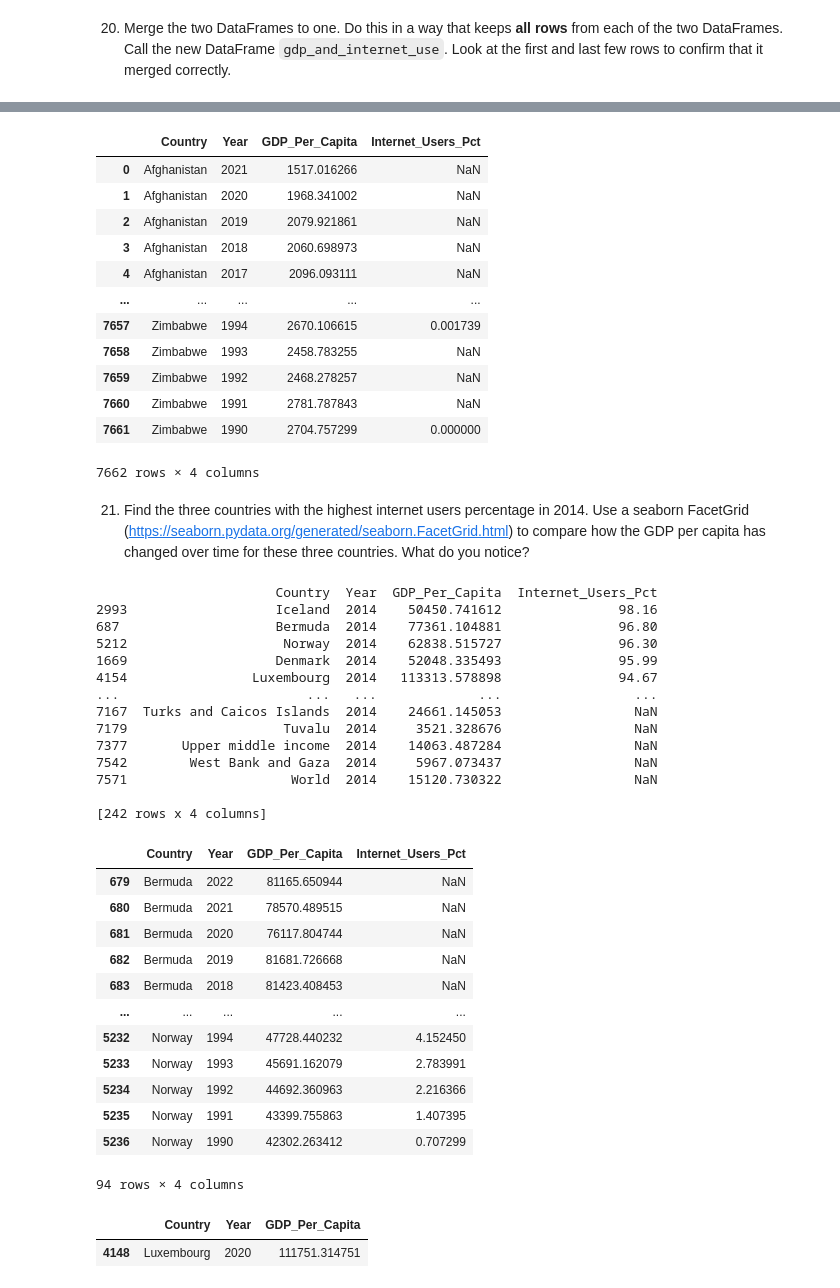
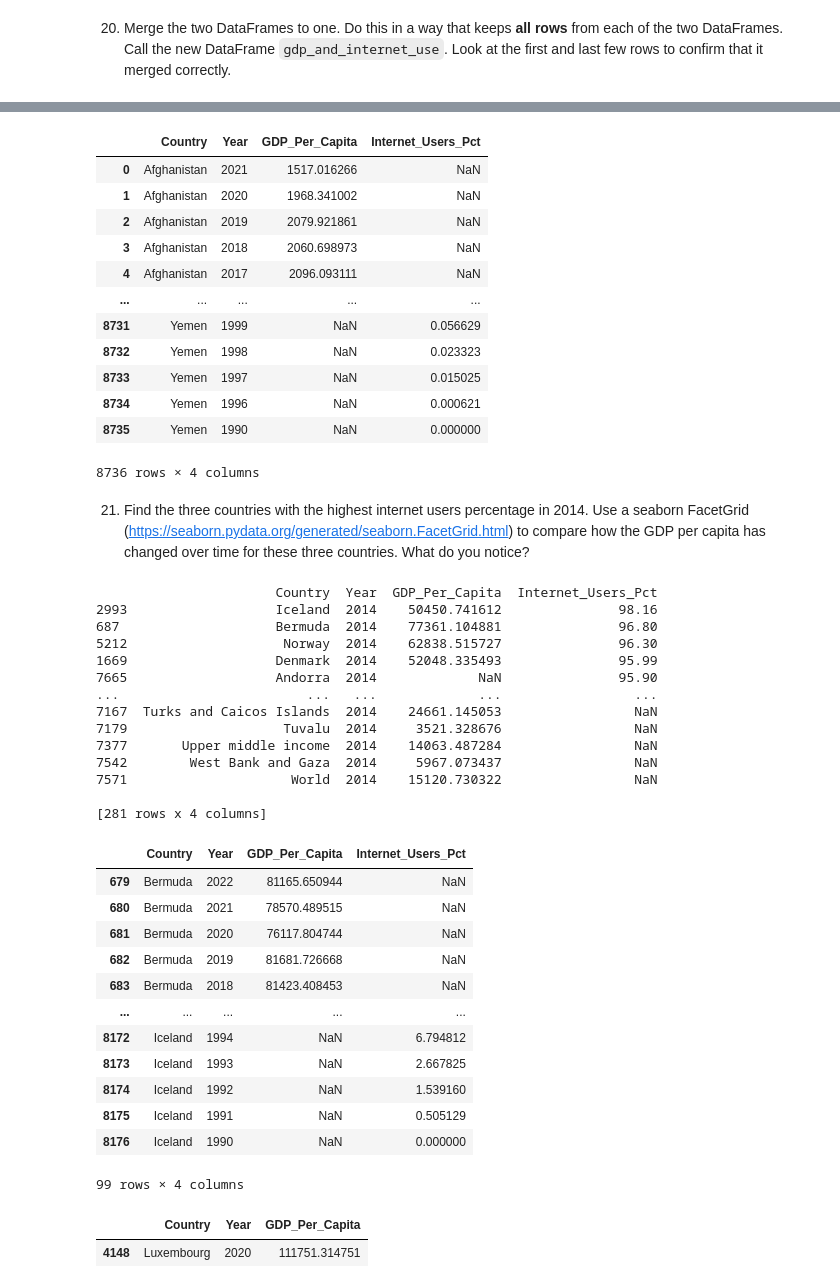
Before and after one commit to NSS-Data-Analytics-Cohort-10/gdp-and-internet-usage-Daniel-Hoover, a Jupyter notebook: Notebooks/un_project.ipynb, the cells around one changed output, grey strips where cells are left out. Saved outputs shown, nothing was run; the diff lists cells and outputs as text; code cells hidden in the pictures.

```diff
--- a/Notebooks/un_project.ipynb
+++ b/Notebooks/un_project.ipynb
@@ -481,22 +481,22 @@ internet_df.info
 
 [4495 rows x 3 columns]>
 # %%
-gdp_and_internet_use = gdp_df.merge(internet_df, how='left')
+gdp_and_internet_use = gdp_df.merge(internet_df, how='outer')
 gdp_and_internet_use
 # %% [output]
 |  | Country | Year | GDP_Per_Capita | Internet_Users_Pct |
 | 0 | Afghanistan | 2021 | 1517.016266 | NaN |
 | 1 | Afghanistan | 2020 | 1968.341002 | NaN |
 | 2 | Afghanistan | 2019 | 2079.921861 | NaN |
 | 3 | Afghanistan | 2018 | 2060.698973 | NaN |
 | 4 | Afghanistan | 2017 | 2096.093111 | NaN |
 | ... | ... | ... | ... | ... |
-| 7657 | Zimbabwe | 1994 | 2670.106615 | 0.001739 |
-| 7658 | Zimbabwe | 1993 | 2458.783255 | NaN |
-| 7659 | Zimbabwe | 1992 | 2468.278257 | NaN |
-| 7660 | Zimbabwe | 1991 | 2781.787843 | NaN |
-| 7661 | Zimbabwe | 1990 | 2704.757299 | 0.000000 |
+| 8731 | Yemen | 1999 | NaN | 0.056629 |
+| 8732 | Yemen | 1998 | NaN | 0.023323 |
+| 8733 | Yemen | 1997 | NaN | 0.015025 |
+| 8734 | Yemen | 1996 | NaN | 0.000621 |
+| 8735 | Yemen | 1990 | NaN | 0.000000 |
-7662 rows × 4 columns
+8736 rows × 4 columns
 # %% [markdown]
 21. Find the three countries with the highest internet users percentage in 2014. Use a seaborn FacetGrid (https://seaborn.pydata.org/generated/seaborn.FacetGrid.html) to compare how the GDP per capita has changed over time for these three countries. What do you notice?
 # %%
@@ -511,7 +511,7 @@ top_3
 687                    Bermuda  2014    77361.104881               96.80
 5212                    Norway  2014    62838.515727               96.30
 1669                   Denmark  2014    52048.335493               95.99
-4154                Luxembourg  2014   113313.578898               94.67
+7665                   Andorra  2014             NaN               95.90
 ...                        ...   ...             ...                 ...
 7167  Turks and Caicos Islands  2014    24661.145053                 NaN
 7179                    Tuvalu  2014     3521.328676                 NaN
@@ -519,7 +519,7 @@ top_3
 7542        West Bank and Gaza  2014     5967.073437                 NaN
 7571                     World  2014    15120.730322                 NaN
 
-[242 rows x 4 columns]
+[281 rows x 4 columns]
 |  | Country | Year | GDP_Per_Capita | Internet_Users_Pct |
 | 679 | Bermuda | 2022 | 81165.650944 | NaN |
 | 680 | Bermuda | 2021 | 78570.489515 | NaN |
@@ -527,12 +527,12 @@ top_3
 | 682 | Bermuda | 2019 | 81681.726668 | NaN |
 | 683 | Bermuda | 2018 | 81423.408453 | NaN |
 | ... | ... | ... | ... | ... |
-| 5232 | Norway | 1994 | 47728.440232 | 4.152450 |
-| 5233 | Norway | 1993 | 45691.162079 | 2.783991 |
-| 5234 | Norway | 1992 | 44692.360963 | 2.216366 |
-| 5235 | Norway | 1991 | 43399.755863 | 1.407395 |
-| 5236 | Norway | 1990 | 42302.263412 | 0.707299 |
+| 8172 | Iceland | 1994 | NaN | 6.794812 |
+| 8173 | Iceland | 1993 | NaN | 2.667825 |
+| 8174 | Iceland | 1992 | NaN | 1.539160 |
+| 8175 | Iceland | 1991 | NaN | 0.505129 |
+| 8176 | Iceland | 1990 | NaN | 0.000000 |
-94 rows × 4 columns
+99 rows × 4 columns
 # %%
 #this will locate the MAX country and GDP
 max_y2020 = y2020.loc[y2020['GDP_Per_Capita']==y2020['GDP_Per_Capita'].max()]
```
Also changed, not shown: parts of 8 cells of this notebook.
